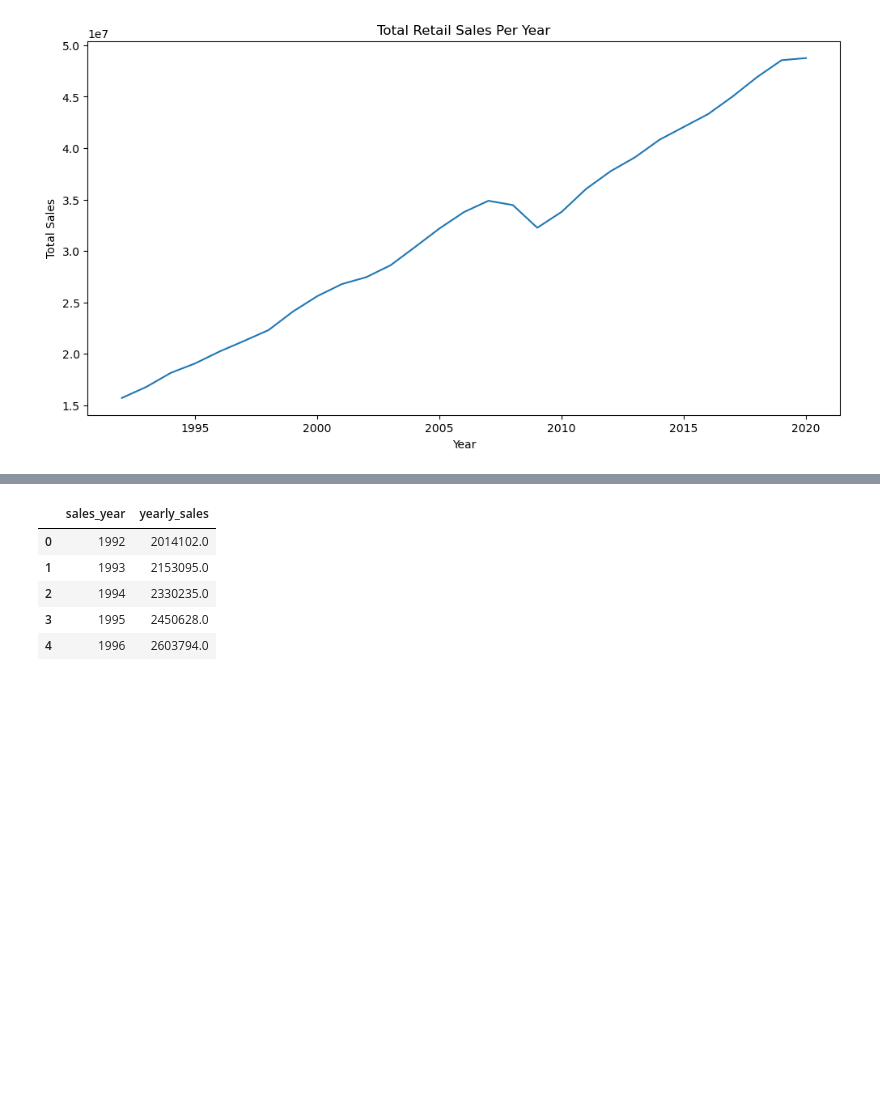
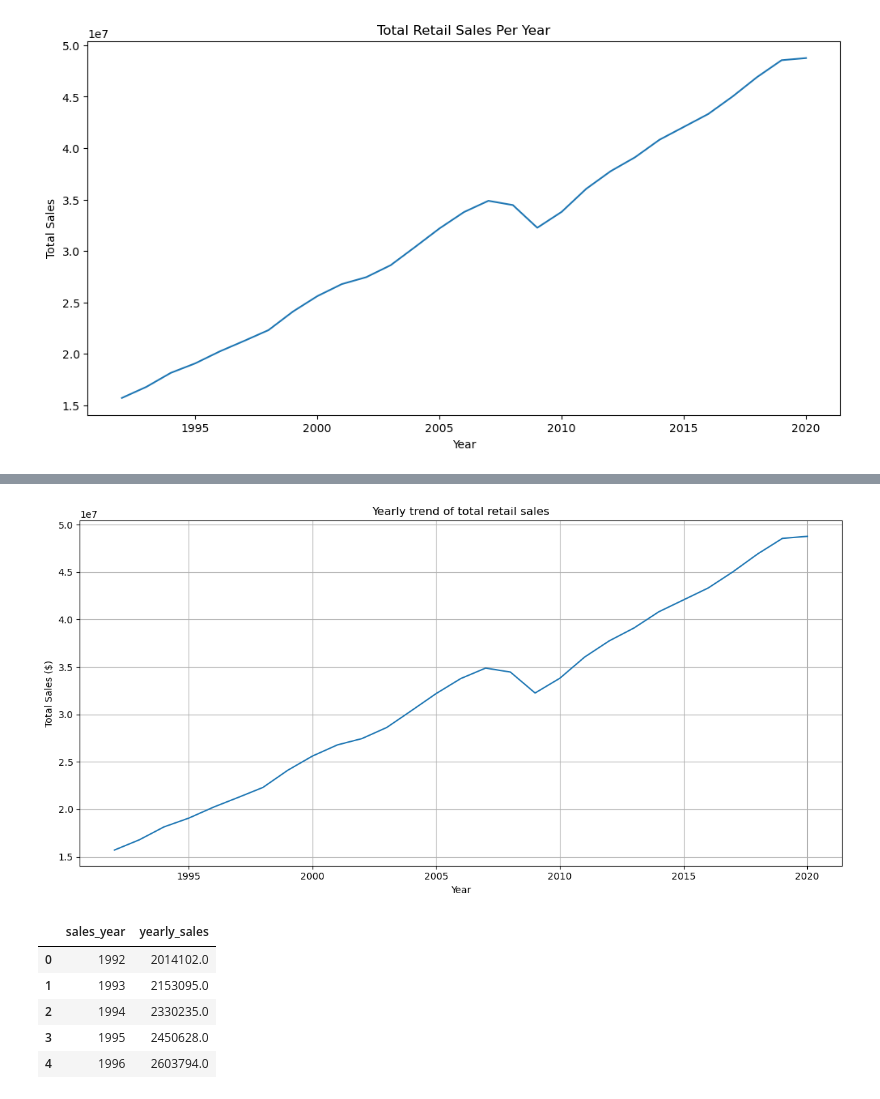
Before and after one commit to GichukiEdwin/Advanced_EDA_and_Feature_Engineering, a Jupyter notebook: retail_sales.ipynb, the cells around one changed output, grey strips where cells are left out. Saved outputs shown, nothing was run; the diff lists cells and outputs as text; code cells hidden in the pictures; blank space fills up the shorter version.

```diff
--- a/retail_sales.ipynb
+++ b/retail_sales.ipynb
@@ -160,3 +160,9 @@ plt.ylabel('Total Sales')
 plt.show()
 # %% [output]
 [figure]
+# %%
+yearly_sales = (df2.groupby(['sales_year'])['sales']
+                .sum()
+                .reset_index(name='yearly_sales')
+                .sort_values('sales_year'))
+yearly_sales.head()
@@ -163,3 +176,14 @@ plt.show()
+# %%
+plt.figure(figsize=(12,6))
+sns.lineplot(data=yearly_sales, x='sales_year', y='yearly_sales')
+plt.title('Yearly trend of total retail sales')
+plt.xlabel('Year')
+plt.ylabel('Total Sales ($)')
+plt.grid(True)
+plt.tight_layout()
+plt.show()
+# %% [output]
+[figure, added]
 # %%
 df2_yearly = (
     df2[df2['kind_of_business']=='Retail and food services sales, total']
```
Also changed, not shown: parts of 1 cell of this notebook.
